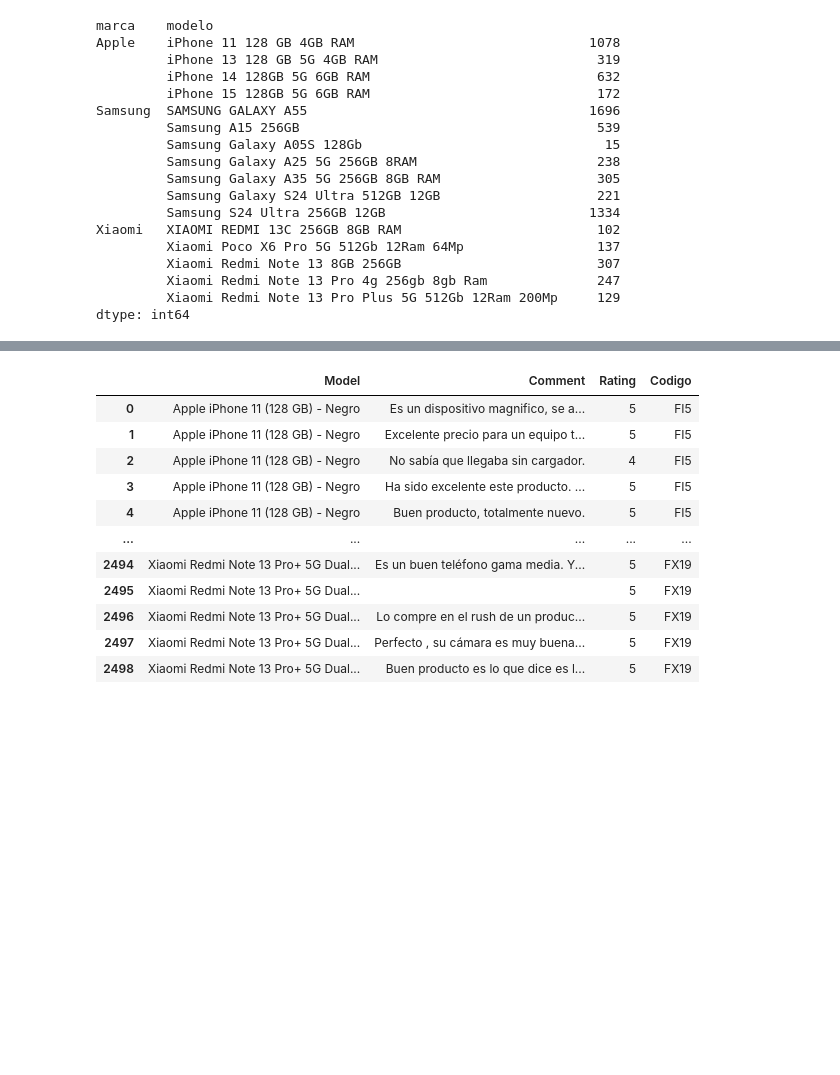
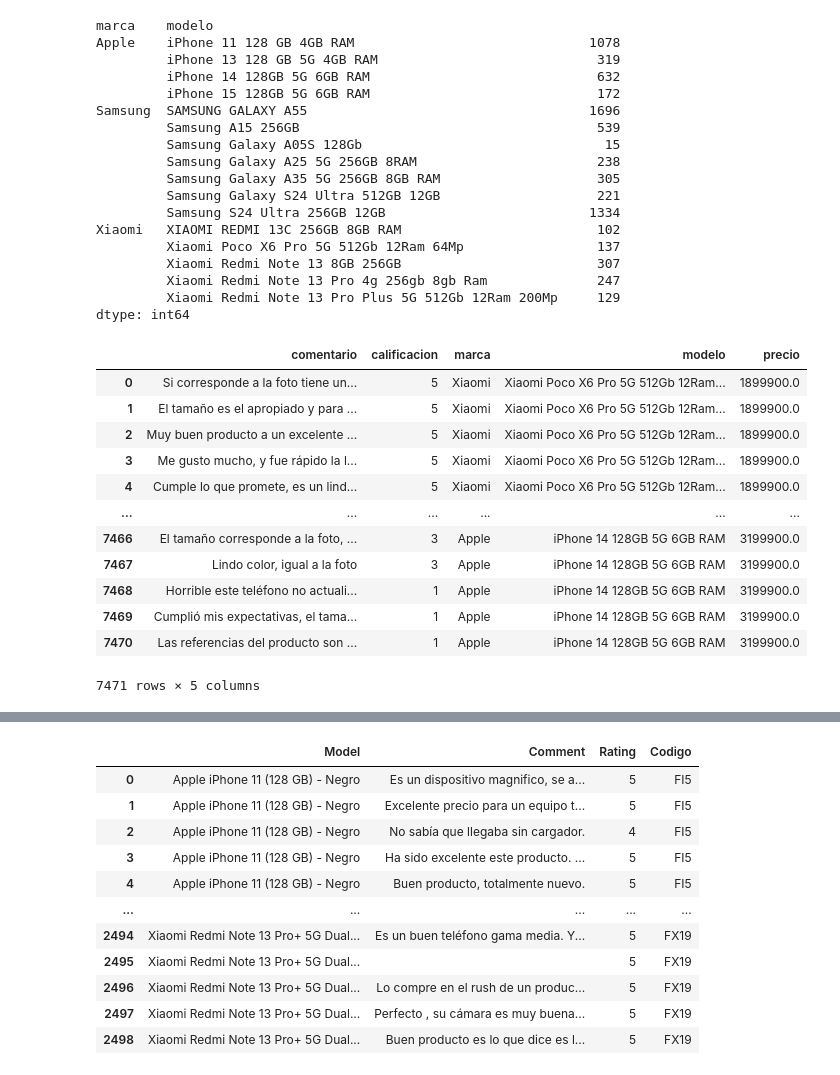
Before and after one commit to Juanpa21012/NLP-Sentiment-Analysis-of-Smartphone-Brands-Using-Web-Scrapping, a Jupyter notebook: Webscrapping.ipynb, the cells around one changed output, grey strips where cells are left out. Cells and saved outputs as stored; diff of their text form; code cells hidden in the pictures; blank space fills up the shorter version.

```diff
--- a/Webscrapping.ipynb
+++ b/Webscrapping.ipynb
@@ -348,9 +349,26 @@ dtype: int64
 # %%
 # Ruta del archivo CSV
 file_path = r"D:\Documents\Scrapping Sentimientos Project\Project_repository\Webscrapping\Fallabella\comentarios_productos.csv"
 
 # Leer el archivo CSV en un DataFrame
 F_df = pd.read_csv(file_path)
 
+# Reemplazar los valores faltantes en 'precio' cuando el modelo sea 'iPhone 14 128GB 5G 6GB RAM'
+F_df.loc[(F_df['modelo'] == "iPhone 14 128GB 5G 6GB RAM") & (F_df['precio'].isna()), 'precio'] = 3199900.0
+
 # Mostrar las primeras filas del DataFrame para verificar la importación
 F_df
+# %% [output]
+|  | comentario | calificacion | marca | modelo | precio |
+| 0 | Si corresponde a la foto tiene un... | 5 | Xiaomi | Xiaomi Poco X6 Pro 5G 512Gb 12Ram... | 1899900.0 |
+| 1 | El tamaño es el apropiado y para ... | 5 | Xiaomi | Xiaomi Poco X6 Pro 5G 512Gb 12Ram... | 1899900.0 |
+| 2 | Muy buen producto a un excelente ... | 5 | Xiaomi | Xiaomi Poco X6 Pro 5G 512Gb 12Ram... | 1899900.0 |
+| 3 | Me gusto mucho, y fue rápido la l... | 5 | Xiaomi | Xiaomi Poco X6 Pro 5G 512Gb 12Ram... | 1899900.0 |
+| 4 | Cumple lo que promete, es un lind... | 5 | Xiaomi | Xiaomi Poco X6 Pro 5G 512Gb 12Ram... | 1899900.0 |
+| ... | ... | ... | ... | ... | ... |
+| 7466 | El tamaño corresponde a la foto, ... | 3 | Apple | iPhone 14 128GB 5G 6GB RAM | 3199900.0 |
+| 7467 | Lindo color, igual a la foto | 3 | Apple | iPhone 14 128GB 5G 6GB RAM | 3199900.0 |
+| 7468 | Horrible este teléfono no actuali... | 1 | Apple | iPhone 14 128GB 5G 6GB RAM | 3199900.0 |
+| 7469 | Cumplió mis expectativas, el tama... | 1 | Apple | iPhone 14 128GB 5G 6GB RAM | 3199900.0 |
+| 7470 | Las referencias del producto son ... | 1 | Apple | iPhone 14 128GB 5G 6GB RAM | 3199900.0 |
+7471 rows × 5 columns
```
Also changed, not shown: parts of 6 cells of this notebook, 2 other files.
